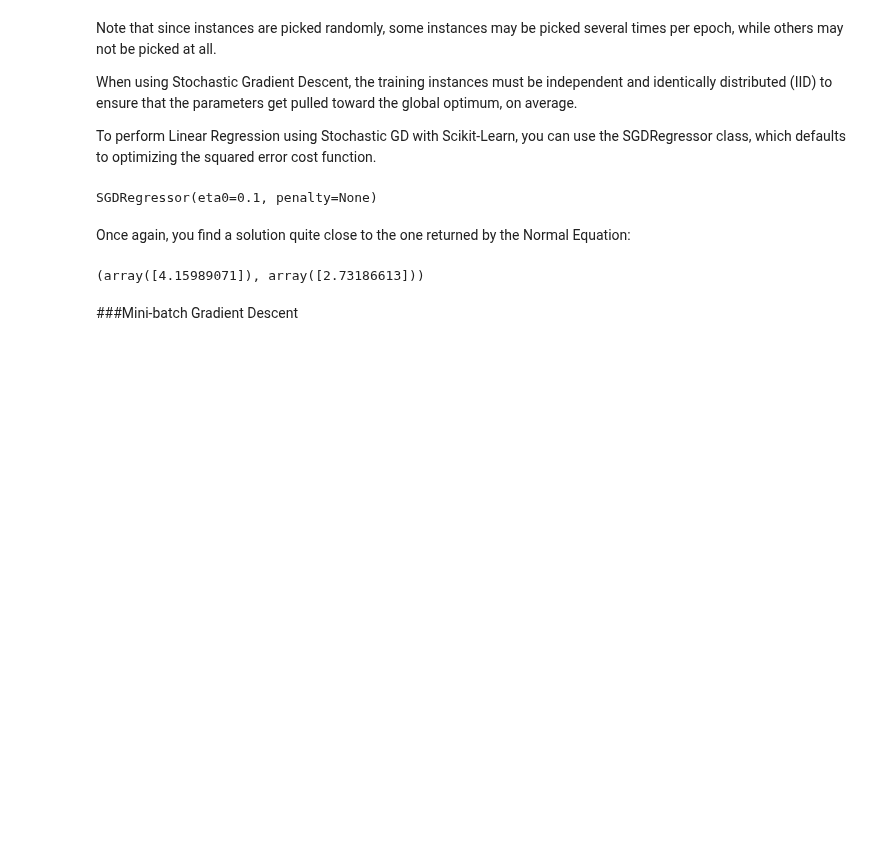
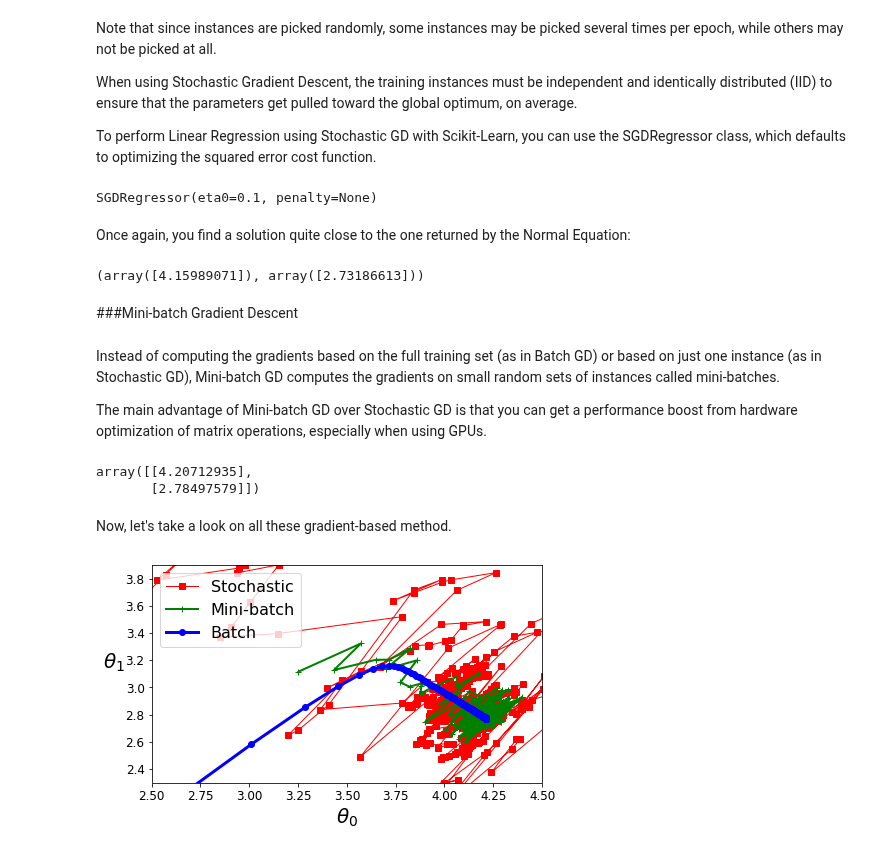
Before and after one commit to rahiakela/machine-learning-research-and-practice, a Jupyter notebook: hands-on-machine-learning-with-scikit-learn-keras-and-tensorflow/4-training-models/01_gradient_descent_fundamentals.ipynb, the cells around one changed output. Cells and saved outputs as stored; diff of their text form; code cells hidden in the pictures; blank space fills up the shorter version.

```diff
--- a/hands-on-machine-learning-with-scikit-learn-keras-and-tensorflow/4-training-models/01_gradient_descent_fundamentals.ipynb
+++ b/hands-on-machine-learning-with-scikit-learn-keras-and-tensorflow/4-training-models/01_gradient_descent_fundamentals.ipynb
@@ -414,3 +420,63 @@ sgd_reg.intercept_, sgd_reg.coef_
 (array([4.15989071]), array([2.73186613]))
 # %% [markdown]
 ###Mini-batch Gradient Descent
+# %% [markdown]
+Instead of computing the gradients based on the full training set
+(as in Batch GD) or based on just one instance (as in Stochastic GD), Mini-batch GD computes the gradients on small random sets of instances called mini-batches.
+
+The main advantage of Mini-batch GD over Stochastic GD is that you can get a performance
+boost from hardware optimization of matrix operations, especially when using
+GPUs.
+# %%
+np.random.seed(42)
+
+theta_path_mgd = []
+n_epochs = 50
+minibatch_size = 20
+
+t0, t1 = 200, 1000             # learning schedule hyperparameters
+theta = np.random.randn(2, 1)  # random initialization
+
+def learning_schedule(t):
+  return t0 / (t + t1)
+
+t = 0
+for epoch in range(n_epochs):   # first loop on epoch
+  # shuffle the batch
+  shuffled_indices = np.random.permutation(m)
+  X_b_shuffled = X_b[shuffled_indices]
+  y_shuffled = y[shuffled_indices]
+  for i in range(0, m, minibatch_size):            # second loop on m dataset as per minibatch_size(20)
+    t += 1
+    random_index = np.random.randint(m)
+    # slide over dataset based on minibatch size
+    xi = X_b_shuffled[i: i + minibatch_size]
+    yi = y_shuffled[i: i + minibatch_size]
+    # calculate gradient
+    gradients = 2 / minibatch_size * xi.T.dot(xi.dot(theta) - yi)
+    eta = learning_schedule(t)
+    theta = theta - eta * gradients
+    theta_path_mgd.append(theta)
+# %%
+theta
+# %% [output]
+array([[4.20712935],
+       [2.78497579]])
+# %% [markdown]
+Now, let's take a look on all these gradient-based method.
+# %%
+theta_path_bgd = np.array(theta_path_bgd)
+theta_path_sgd = np.array(theta_path_sgd)
+theta_path_mgd = np.array(theta_path_mgd)
+# %%
+plt.figure(figsize=(7,4))
+plt.plot(theta_path_sgd[:, 0], theta_path_sgd[:, 1], "r-s", linewidth=1, label="Stochastic")
+plt.plot(theta_path_mgd[:, 0], theta_path_mgd[:, 1], "g-+", linewidth=2, label="Mini-batch")
+plt.plot(theta_path_bgd[:, 0], theta_path_bgd[:, 1], "b-o", linewidth=3, label="Batch")
+plt.legend(loc="upper left", fontsize=16)
+plt.xlabel(r"$\theta_0$", fontsize=20)
+plt.ylabel(r"$\theta_1$   ", fontsize=20, rotation=0)
+plt.axis([2.5, 4.5, 2.3, 3.9])
+plt.show()
+# %% [output]
+[figure, added]
```
Also changed, not shown: parts of 3 cells of this notebook.
